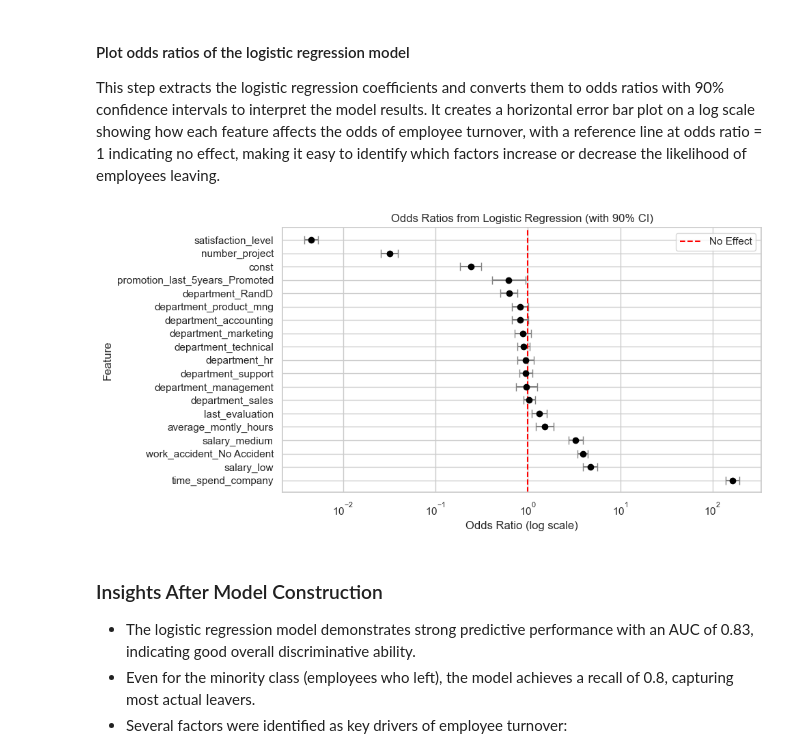
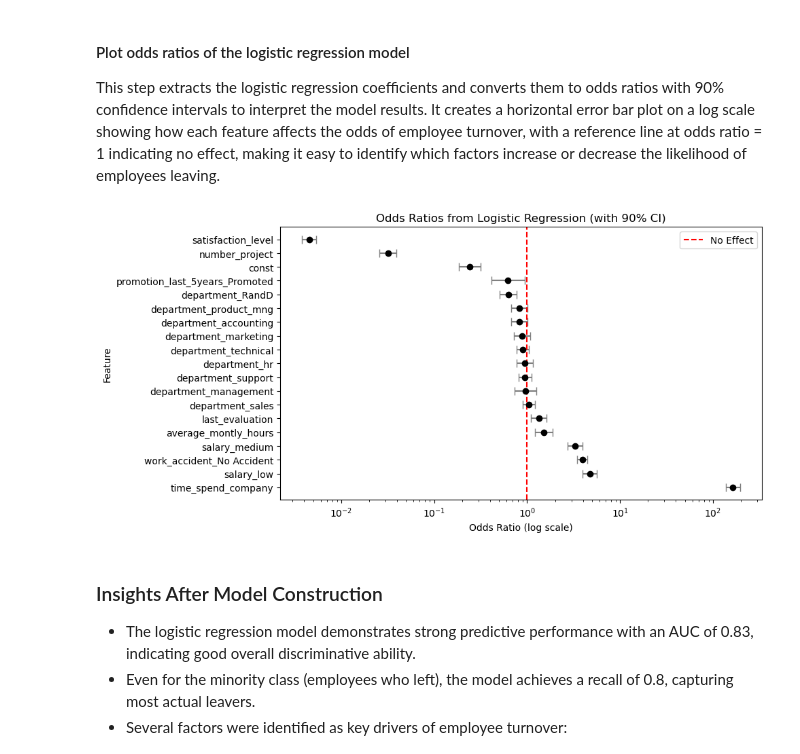
Before and after one commit to lukasadam/Google-Advanced-Data-Analytics-Capstone-Project, a Jupyter notebook: notebooks/4_model_building.ipynb, the cells around one changed output. Cells and saved outputs as stored; diff of their text form; code cells hidden in the pictures.

```diff
--- a/notebooks/4_model_building.ipynb
+++ b/notebooks/4_model_building.ipynb
@@ -247,39 +247,38 @@ conf['95%'] = np.exp(conf['95%'])
 
 # Create figure for plotting
 plt.figure(figsize=(10, 5))
-sns.set(style="whitegrid")
 
 # Reset index for plotting
 df = conf.reset_index().rename(columns={'index': 'Feature'})
 # Sort by Odds Ratio for better visualization
 df = df.sort_values(by='Odds Ratio', ascending=False)
 
 # Plot horizontal error bars
 plt.errorbar(
     x=df['Odds Ratio'],
     y=df['Feature'],
     xerr=[df['Odds Ratio'] - df['5%'], df['95%'] - df['Odds Ratio']],
     fmt='o',
     color='black',
     ecolor='gray',
     capsize=4
 )
 
 # Log scale for better visual balance
 plt.xscale('log')
 
 # Reference line at OR = 1 (no effect)
 plt.axvline(x=1, color='red', linestyle='--', label='No Effect')
 
 plt.xlabel('Odds Ratio (log scale)')
 plt.ylabel('Feature')
 plt.title('Odds Ratios from Logistic Regression (with 90% CI)')
 plt.tight_layout()
 plt.legend()
 plt.savefig(fig_dir / 'odds_ratio_with_ci_logscale.pdf')
 plt.show()
 # %% [output]
-[figure, old version]
+[figure, new version]
 # %% [markdown]
 ### Insights After Model Construction
 
```
Also changed, not shown: parts of 8 cells of this notebook, 12 other files.
